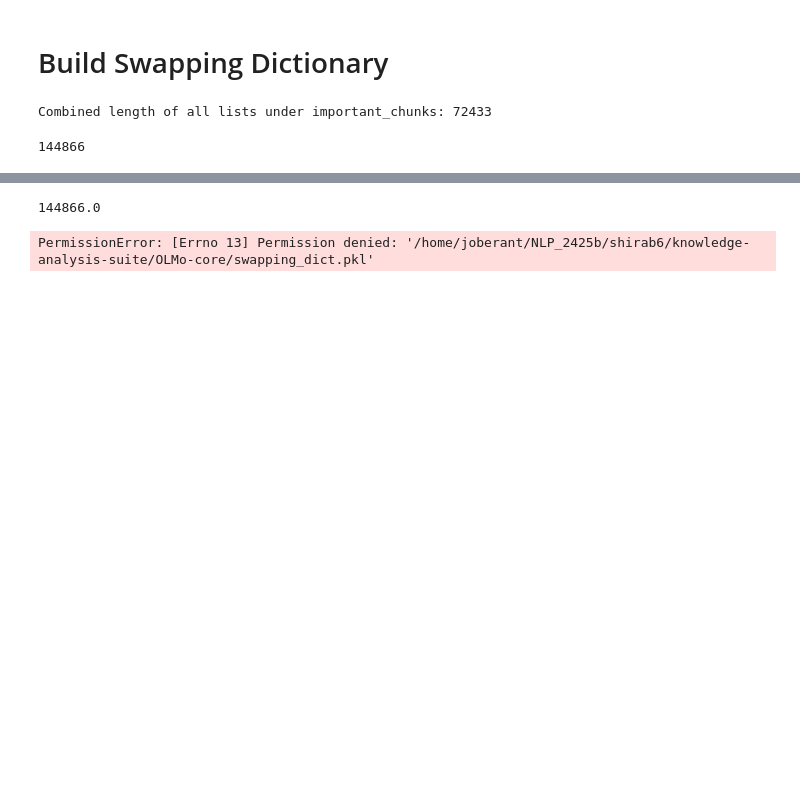
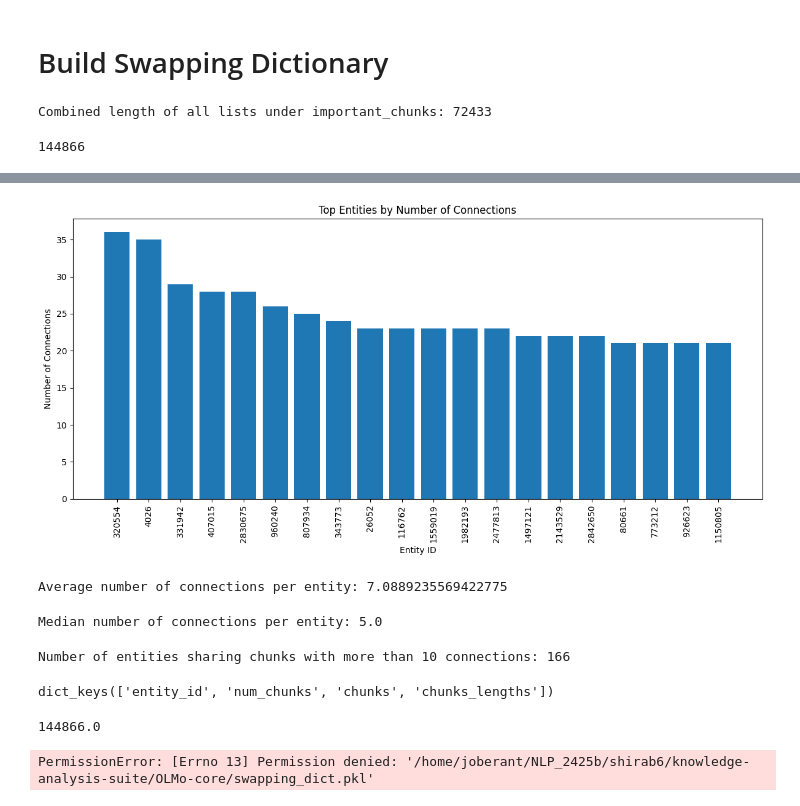
Before and after one commit to dhgottesman/OLMo-core, a Jupyter notebook: chunk_ordering.ipynb, the cells around one changed output, grey strips where cells are left out. Cells and saved outputs as stored; diff of their text form; code cells hidden in the pictures; blank space fills up the shorter version.

```diff
--- a/chunk_ordering.ipynb
+++ b/chunk_ordering.ipynb
@@ -412,0 +479,6 @@ Chunk ID 1027375 appears in entities: [1885774, 37422]
+# %%
+
+# Sort and select top N
+sorted_indices = sorted(range(len(num_connections)), key=lambda i: num_connections[i], reverse=True)[:N]
+top_entity_ids = [entity_ids[i] for i in sorted_indices]
+top_num_connections = [num_connections[i] for i in sorted_indices]
@@ -413,3 +519,35 @@ Chunk ID 1027375 appears in entities: [1885774, 37422]
+# %%
+import matplotlib.pyplot as plt
+
+plt.figure(figsize=(12, 6))
+plt.bar(range(len(top_entity_ids)), top_num_connections, tick_label=top_entity_ids)
+plt.xlabel("Entity ID")
+plt.ylabel("Number of Connections")
+plt.title("Top Entities by Number of Connections")
+plt.xticks(rotation=90)
+plt.tight_layout()
+plt.show()
+# %% [output]
+[figure, added]
+# %%
+average_connections = np.mean(num_connections)
+print("Average number of connections per entity:", average_connections)
+# %% [output]
+Average number of connections per entity: 7.0889235569422775
+# %%
+median_connections = np.median(num_connections)
+print("Median number of connections per entity:", median_connections)
+# %% [output]
+Median number of connections per entity: 5.0
+# %%
+num_entities_gt_10 = sum(1 for connections in opp.values() if len(connections) > 10)
+print("Number of entities sharing chunks with more than 10 connections:", num_entities_gt_10)
+# %% [output]
+Number of entities sharing chunks with more than 10 connections: 166
+# %%
+important_chunks[0].keys()
+# %% [output]
+dict_keys(['entity_id', 'num_chunks', 'chunks', 'chunks_lengths'])
 # %%
 total_len = 0
 for d in full_mapping:
```
Also changed, not shown: parts of 14 cells of this notebook.
